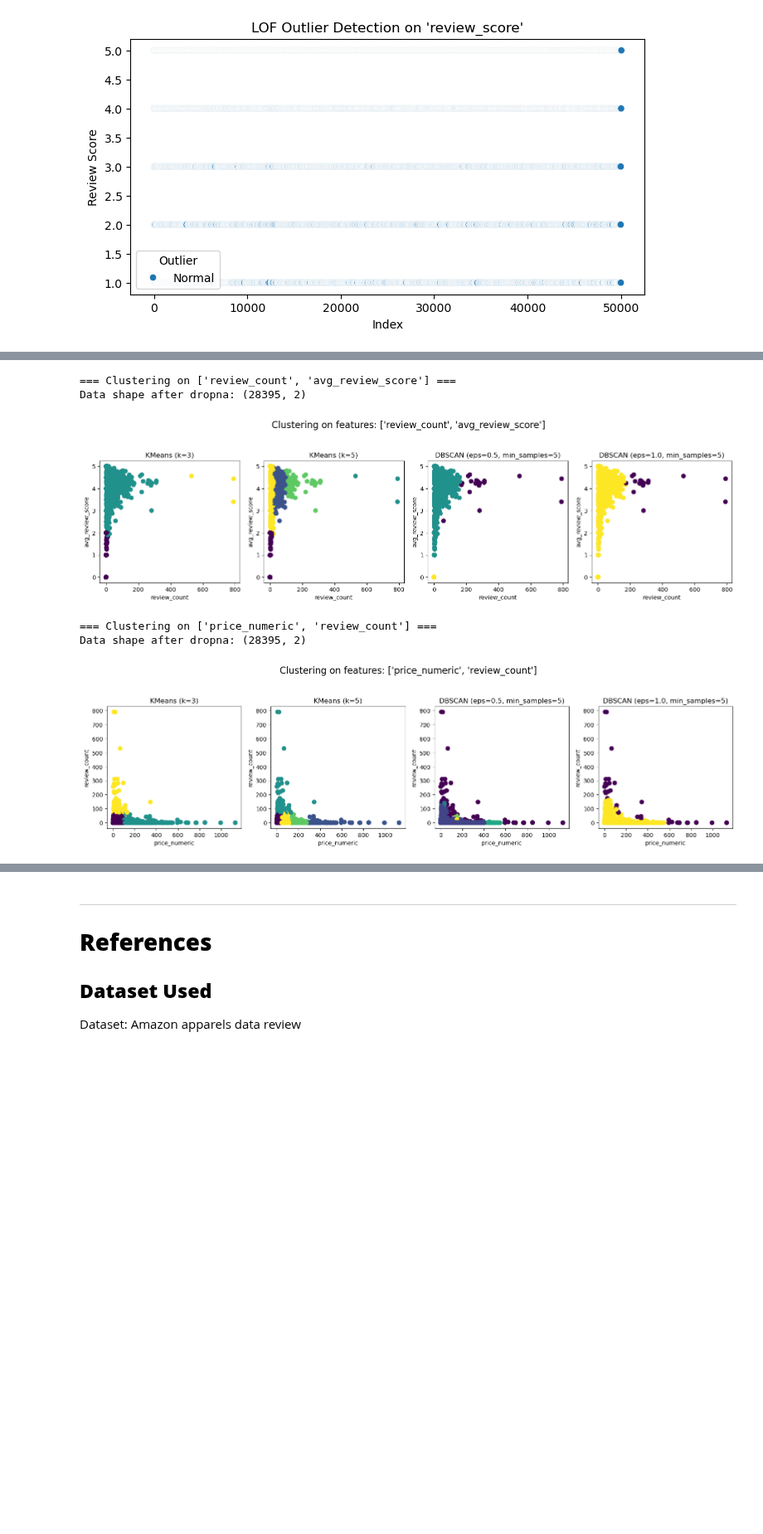
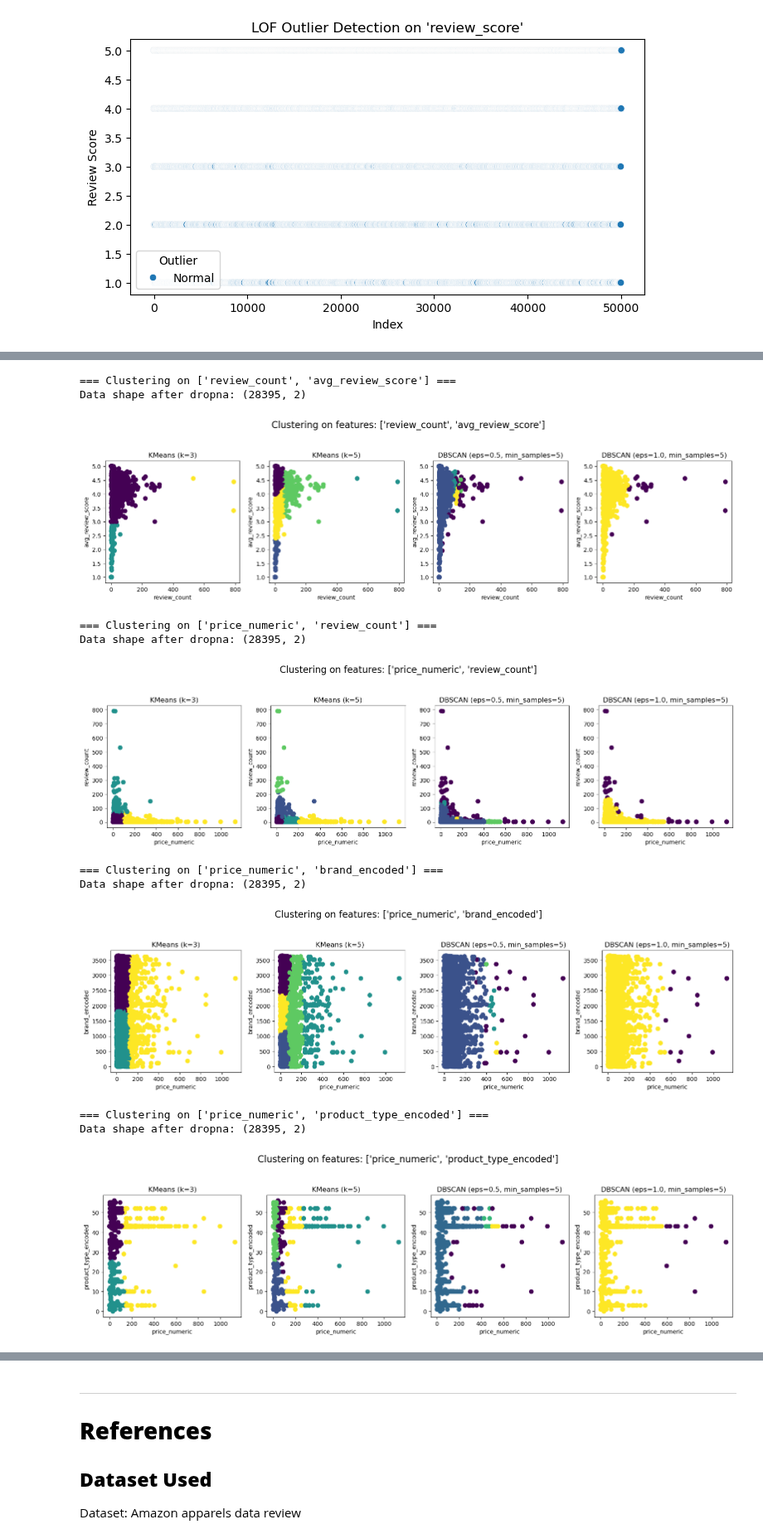
Before and after one commit to royruik/CSI4142_Assignments, a Jupyter notebook: A4/A4_Jupyter_Analysis.ipynb, the cells around one changed output, grey strips where cells are left out. Shown at 83% size. Saved outputs shown, nothing was run; the diff lists cells and outputs as text; code cells hidden in the pictures; blank space fills up the shorter version.

```diff
--- a/A4/A4_Jupyter_Analysis.ipynb
+++ b/A4/A4_Jupyter_Analysis.ipynb
@@ -221,14 +224,36 @@ Number of detected outliers (review_score): 0
 # %%
+# Copy the cleaned metadata for clustering
+metadata = amazon_clothing_clean.copy()
+
 # Create a numeric price column from 'formatted_price'
-if 'price_numeric' not in merged_data.columns:
-    # Remove any non-digit and non-dot characters, then convert to float
-    merged_data['price_numeric'] = merged_data['formatted_price'].str.replace(r'[^\d.]', '', regex=True)
-    merged_data['price_numeric'] = pd.to_numeric(merged_data['price_numeric'], errors='coerce')
+if 'price_numeric' not in metadata.columns:
+    metadata['price_numeric'] = metadata['formatted_price'].str.replace(r'[^\d.]', '', regex=True)
+    metadata['price_numeric'] = pd.to_numeric(metadata['price_numeric'], errors='coerce')
 
-# Define two attribute combinations
+# Encode categorical variables using Label Encoding
+if 'brand' in metadata.columns:
+    le_brand = LabelEncoder()
+    metadata['brand_encoded'] = le_brand.fit_transform(metadata['brand'].astype(str))
+
+if 'product_type_name' in metadata.columns:
+    le_type = LabelEncoder()
+    metadata['product_type_encoded'] = le_type.fit_transform(metadata['product_type_name'].astype(str))
+
+# Aggregate review data to get review_count and average score per item
+review_stats = valid_reviews.groupby('asin').agg(
+    review_count=('review_score', 'count'),
+    avg_review_score=('review_score', 'mean')
+).reset_index()
+
+# Merge review statistics back to metadata
+metadata = metadata.merge(review_stats, on='asin', how='left')
+
+# Define combinations of 2 attributes for clustering
 attribute_combinations = [
     ['review_count', 'avg_review_score'],
-    ['price_numeric', 'review_count']
+    ['price_numeric', 'review_count'],
+    ['price_numeric', 'brand_encoded'],
+    ['price_numeric', 'product_type_encoded']
 ]
 
 # Define parameters for KMeans and DBSCAN
@@ -238,65 +263,68 @@ dbscan_params = [
     {'eps': 1.0, 'min_samples': 5}
 ]
 
-# Loop over each attribute combination
+# Perform clustering for each attribute combination
 for attrs in attribute_combinations:
     print(f"\n=== Clustering on {attrs} ===")
 
-    # Verify required columns exist
-    if not set(attrs).issubset(merged_data.columns):
+    # Check if selected attributes exist in the metadata
+    if not set(attrs).issubset(metadata.columns):
         print(f"Columns {attrs} not found. Skipping.")
         continue
 
-    # Extract and convert data to numeric
-    data = merged_data[attrs].copy()
+    # Extract data and convert columns to numeric
+    data = metadata[attrs].copy()
     for col in attrs:
         data[col] = pd.to_numeric(data[col], errors='coerce')
+        data[col] = data[col].fillna(data[col].median())
+    data = data.dropna(subset=attrs)
 
-    # Fill missing values with column medians and drop remaining NaNs
-    for col in attrs:
-        median_value = data[col].median()
-        data[col] = data[col].fillna(median_value)
-    data = data.dropna(subset=attrs)
     print("Data shape after dropna:", data.shape)
     if data.empty:
         print(f"No valid rows for {attrs}. Skipping.")
         continue
 
-    # Scale the data
+    # Normalize the data using StandardScaler
     scaler = StandardScaler()
     X_scaled = scaler.fit_transform(data)
 
-    # Set up the plot
+    # Set up the plotting area
     num_plots = len(kmeans_params) + len(dbscan_params)
     plt.figure(figsize=(16, 8))
     plt.suptitle(f"Clustering on features: {attrs}", fontsize=16)
 
-    # KMeans clustering
+    # Apply KMeans clustering and plot the results
     for i, k in enumerate(kmeans_params):
         kmeans = KMeans(n_clusters=k, random_state=42)
         clusters = kmeans.fit_predict(X_scaled)
         plt.subplot(2, num_plots, i + 1)
         plt.scatter(data[attrs[0]], data[attrs[1]], c=clusters, cmap='viridis', s=50)
         plt.title(f"KMeans (k={k})")
         plt.xlabel(attrs[0])
         plt.ylabel(attrs[1])
 
-    # DBSCAN clustering
+    # Apply DBSCAN clustering and plot the results
     for j, params in enumerate(dbscan_params):
         dbscan = DBSCAN(eps=params['eps'], min_samples=params['min_samples'])
         clusters = dbscan.fit_predict(X_scaled)
         plt.subplot(2, num_plots, len(kmeans_params) + j + 1)
         plt.scatter(data[attrs[0]], data[attrs[1]], c=clusters, cmap='viridis', s=50)
         plt.title(f"DBSCAN (eps={params['eps']}, min_samples={params['min_samples']})")
         plt.xlabel(attrs[0])
         plt.ylabel(attrs[1])
 
     plt.tight_layout(rect=[0, 0.03, 1, 0.95])
     plt.show()
 # %% [output]
 === Clustering on ['review_count', 'avg_review_score'] ===
 Data shape after dropna: (28395, 2)
-[figure, old version]
+[figure, new version]
 === Clustering on ['price_numeric', 'review_count'] ===
 Data shape after dropna: (28395, 2)
-[figure, old version]
+[figure, new version]
+=== Clustering on ['price_numeric', 'brand_encoded'] ===
+Data shape after dropna: (28395, 2)
+[figure, added]
+=== Clustering on ['price_numeric', 'product_type_encoded'] ===
+Data shape after dropna: (28395, 2)
+[figure, added]
```
Also changed, not shown: parts of 7 cells of this notebook.
